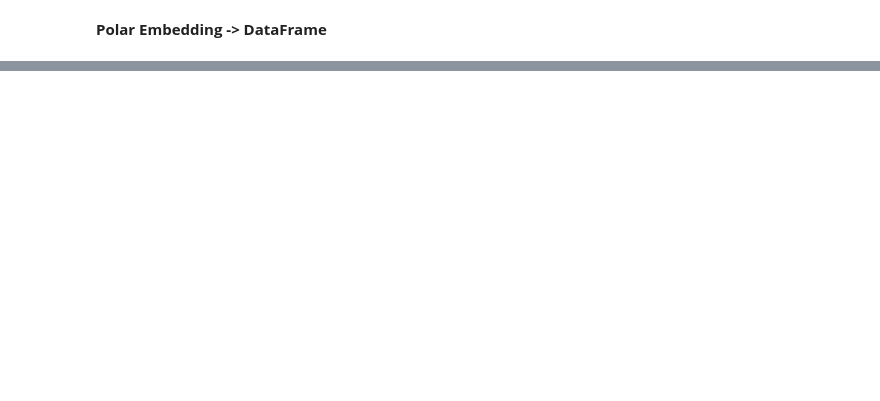
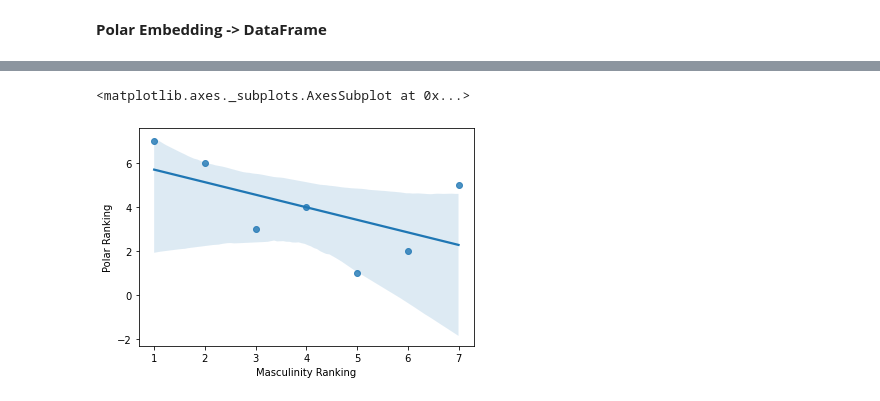
Before and after one commit to sreehari59/POLAR-WEBE, a Jupyter notebook: Polar_Embedding.ipynb, the cells around one changed output, grey strips where cells are left out. Saved outputs shown, nothing was run; the diff lists cells and outputs as text; code cells hidden in the pictures; blank space fills up the shorter version.

```diff
--- a/Polar_Embedding.ipynb
+++ b/Polar_Embedding.ipynb
@@ -549,0 +617,3 @@ def percentage_difference(hofstede_dimension):
+# %%
+merged_df = pd.merge(company_df, hofstede_df, how='left',on='Country')
+merged_df.head(10)
@@ -549,0 +631,4 @@ def percentage_difference(hofstede_dimension):
+# %%
+merged_df= merged_df.sort_values(by=['Masculinity index'],ascending=False)
+merged_df['Masculinity Ranking'] = polar_ranking_list
+merged_df.head(10)
@@ -549,0 +646,7 @@ def percentage_difference(hofstede_dimension):
+# %%
+import seaborn as sns
+
+sns.regplot(x=merged_df["Masculinity Ranking"], y=merged_df["Polar Ranking"])
+# %% [output]
+<matplotlib.axes._subplots.AxesSubplot at 0x...>
+[figure, added]
```
Also changed, not shown: parts of 43 cells of this notebook.
